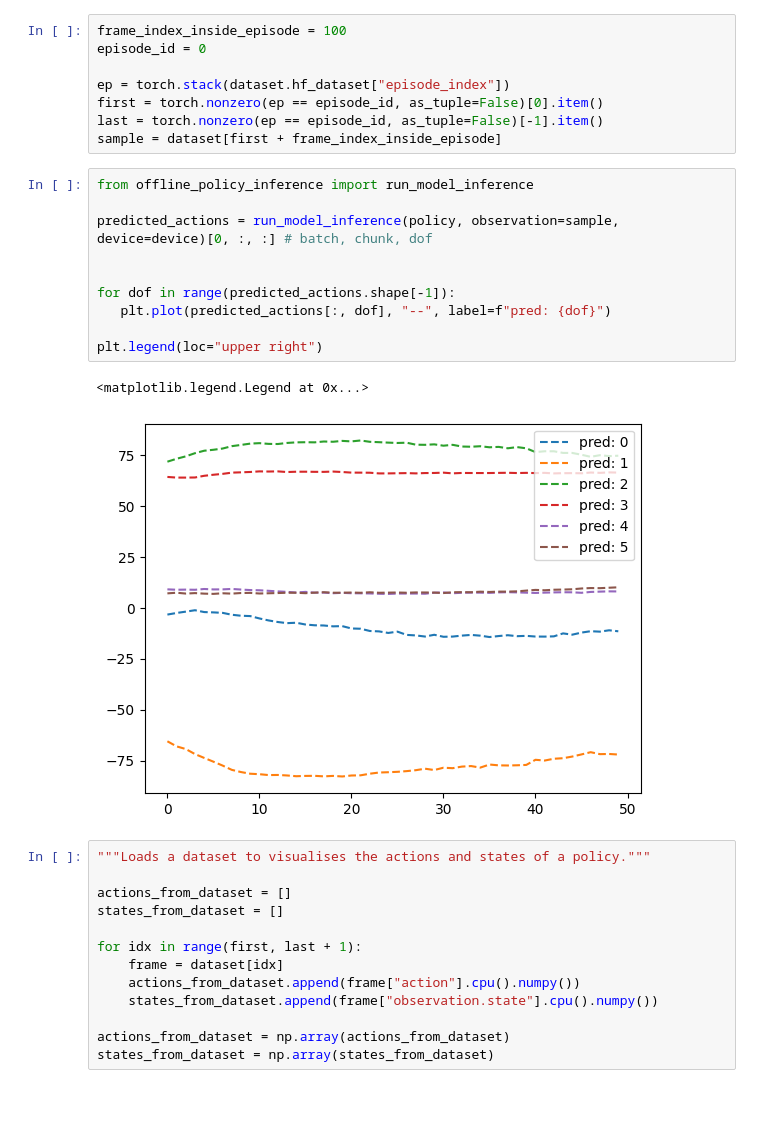
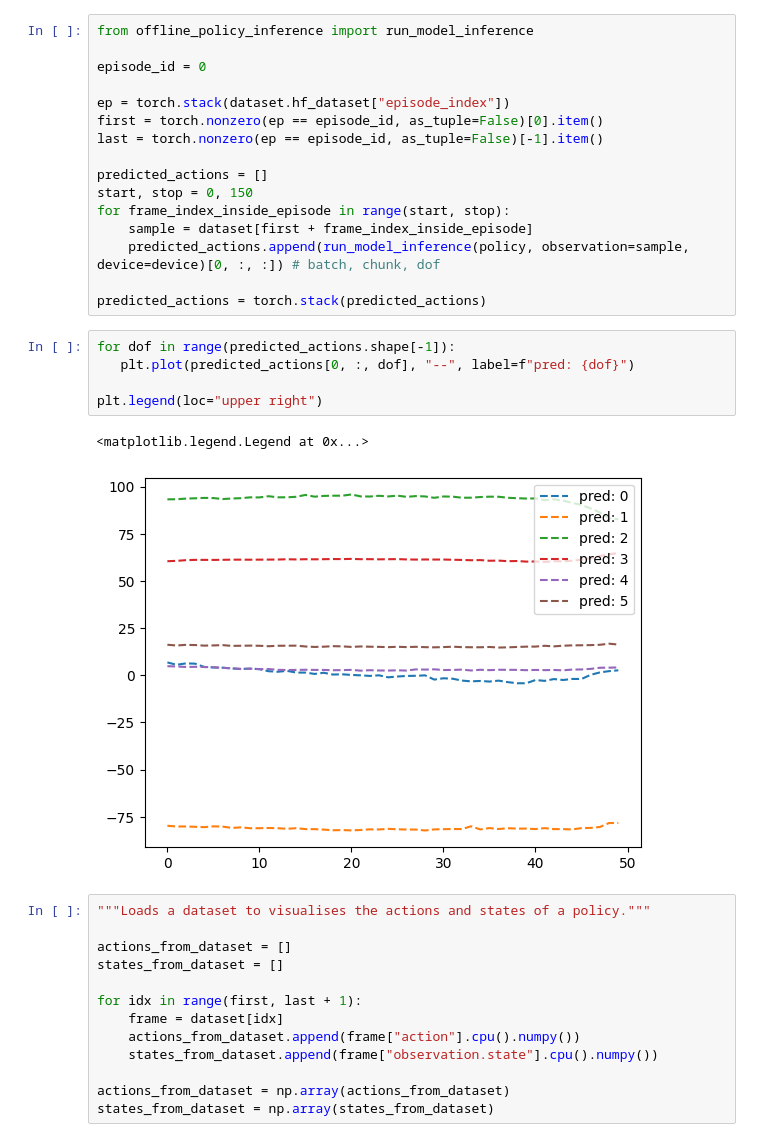
Before and after one commit to Robot-Learning-Collective/lerobot-experiments, a Jupyter notebook: offline_policy_visualisation.ipynb, the cells around one changed output. Drawn from its saved outputs; the diff is of its cells as text; blank space fills up the shorter version.

Commit message:
fix gpu mem leak in reproduce & half way through plotting trajectories in the whole episode

```diff
--- a/offline_policy_visualisation.ipynb
+++ b/offline_policy_visualisation.ipynb
@@ -55,26 +55,29 @@ SmolVLAPolicy(
   )
 )
 # %%
-frame_index_inside_episode = 100
+from offline_policy_inference import run_model_inference
+
 episode_id = 0
 
 ep = torch.stack(dataset.hf_dataset["episode_index"])
 first = torch.nonzero(ep == episode_id, as_tuple=False)[0].item()
 last = torch.nonzero(ep == episode_id, as_tuple=False)[-1].item()
-sample = dataset[first + frame_index_inside_episode]
+
+predicted_actions = []
+start, stop = 0, 150
+for frame_index_inside_episode in range(start, stop):
+    sample = dataset[first + frame_index_inside_episode]
+    predicted_actions.append(run_model_inference(policy, observation=sample, device=device)[0, :, :]) # batch, chunk, dof
+
+predicted_actions = torch.stack(predicted_actions)
 # %%
-from offline_policy_inference import run_model_inference
-
-predicted_actions = run_model_inference(policy, observation=sample, device=device)[0, :, :] # batch, chunk, dof
-
-
 for dof in range(predicted_actions.shape[-1]):
-   plt.plot(predicted_actions[:, dof], "--", label=f"pred: {dof}")
+   plt.plot(predicted_actions[0, :, dof], "--", label=f"pred: {dof}")
 
 plt.legend(loc="upper right")
 # %% [output]
 <matplotlib.legend.Legend at 0x...>
-[figure, old version]
+[figure, new version]
 # %%
 """Loads a dataset to visualises the actions and states of a policy."""
 
```
Also changed, not shown: parts of 3 cells of this notebook, 1 other file.
